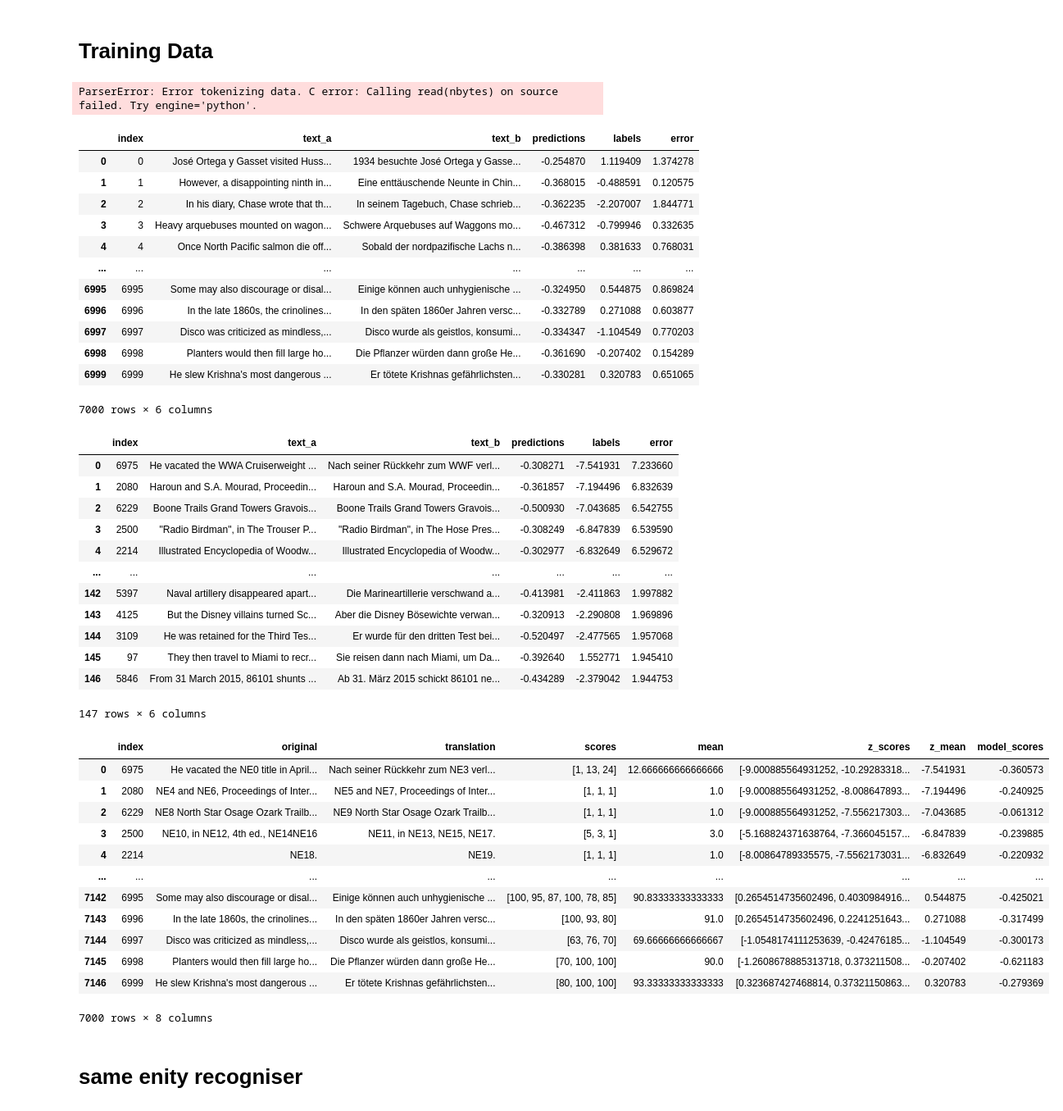
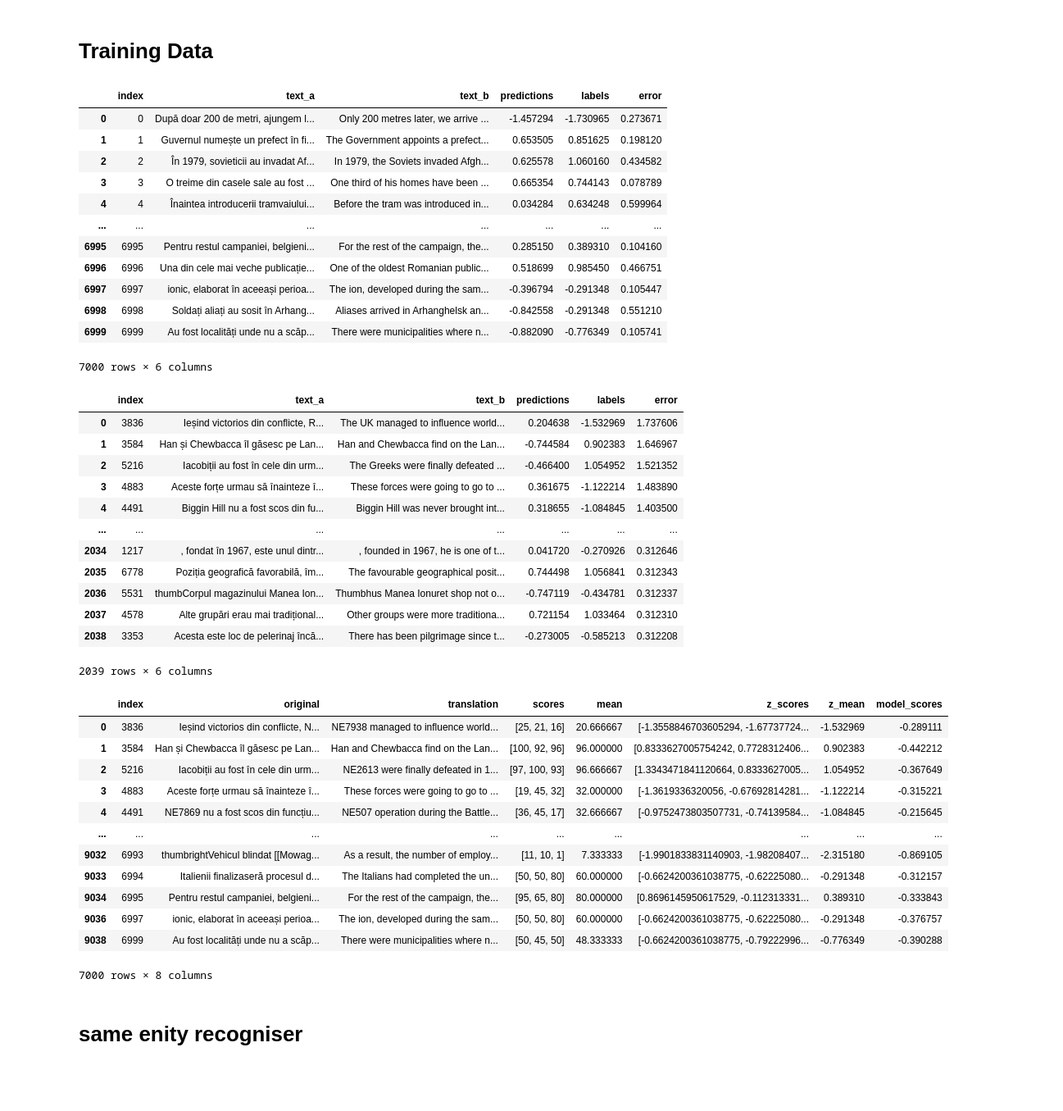
Before and after one commit to reidya3/Shared_task_wmt_2020, a Jupyter notebook: notebooks/masked different levels.ipynb, the cells around one changed output. Shown: that part at 82% size. Cells and saved outputs as stored; diff of their text form; code cells hidden in the pictures; blank space fills up the shorter version.

```diff
--- a/notebooks/masked different levels.ipynb
+++ b/notebooks/masked different levels.ipynb
@@ -203,11 +281,9 @@ total_dev_df
 # %% [markdown]
 # Training Data
 # %%
-en_de_train_df =  pd.read_csv("../data/en-de/train.ende.df.short.tsv",sep="\t")
+en_de_train_df =  pd.read_csv("../data/ro-en/train.roen.df.short.tsv",sep="\t")
-# %% [output]
-ParserError: Error tokenizing data. C error: Calling read(nbytes) on source failed. Try engine='python'.
 # %%
-result_train = pd.read_csv("../masked-data/train_en_de.tsv", sep="\t")
+result_train = pd.read_csv("../predicted_dfs/train.roen.predicted.zmean.tsv", sep="\t")
 
 result_train["labels"] = en_de_train_df["z_mean"]
 
@@ -216,39 +292,38 @@ result_train["error"] = abs(result_train["labels"]-result_train["predictions"])
 result_train
 # %% [output]
 |  | index | text_a | text_b | predictions | labels | error |
-| 0 | 0 | José Ortega y Gasset visited Huss... | 1934 besuchte José Ortega y Gasse... | -0.254870 | 1.119409 | 1.374278 |
-| 1 | 1 | However, a disappointing ninth in... | Eine enttäuschende Neunte in Chin... | -0.368015 | -0.488591 | 0.120575 |
-| 2 | 2 | In his diary, Chase wrote that th... | In seinem Tagebuch, Chase schrieb... | -0.362235 | -2.207007 | 1.844771 |
-| 3 | 3 | Heavy arquebuses mounted on wagon... | Schwere Arquebuses auf Waggons mo... | -0.467312 | -0.799946 | 0.332635 |
-| 4 | 4 | Once North Pacific salmon die off... | Sobald der nordpazifische Lachs n... | -0.386398 | 0.381633 | 0.768031 |
+| 0 | 0 | După doar 200 de metri, ajungem l... | Only 200 metres later, we arrive ... | -1.457294 | -1.730965 | 0.273671 |
+| 1 | 1 | Guvernul numește un prefect în fi... | The Government appoints a prefect... | 0.653505 | 0.851625 | 0.198120 |
+| 2 | 2 | În 1979, sovieticii au invadat Af... | In 1979, the Soviets invaded Afgh... | 0.625578 | 1.060160 | 0.434582 |
+| 3 | 3 | O treime din casele sale au fost ... | One third of his homes have been ... | 0.665354 | 0.744143 | 0.078789 |
+| 4 | 4 | Înaintea introducerii tramvaiului... | Before the tram was introduced in... | 0.034284 | 0.634248 | 0.599964 |
 | ... | ... | ... | ... | ... | ... | ... |
-| 6995 | 6995 | Some may also discourage or disal... | Einige können auch unhygienische ... | -0.324950 | 0.544875 | 0.869824 |
-| 6996 | 6996 | In the late 1860s, the crinolines... | In den späten 1860er Jahren versc... | -0.332789 | 0.271088 | 0.603877 |
-| 6997 | 6997 | Disco was criticized as mindless,... | Disco wurde als geistlos, konsumi... | -0.334347 | -1.104549 | 0.770203 |
-| 6998 | 6998 | Planters would then fill large ho... | Die Pflanzer würden dann große He... | -0.361690 | -0.207402 | 0.154289 |
-| 6999 | 6999 | He slew Krishna's most dangerous ... | Er tötete Krishnas gefährlichsten... | -0.330281 | 0.320783 | 0.651065 |
+| 6995 | 6995 | Pentru restul campaniei, belgieni... | For the rest of the campaign, the... | 0.285150 | 0.389310 | 0.104160 |
+| 6996 | 6996 | Una din cele mai veche publicație... | One of the oldest Romanian public... | 0.518699 | 0.985450 | 0.466751 |
+| 6997 | 6997 | ionic, elaborat în aceeași perioa... | The ion, developed during the sam... | -0.396794 | -0.291348 | 0.105447 |
+| 6998 | 6998 | Soldați aliați au sosit în Arhang... | Aliases arrived in Arhanghelsk an... | -0.842558 | -0.291348 | 0.551210 |
+| 6999 | 6999 | Au fost localități unde nu a scăp... | There were municipalities where n... | -0.882090 | -0.776349 | 0.105741 |
 7000 rows × 6 columns
 # %%
 result_train = result_train.sort_values(by=["error"],ascending=False)
-num = int(7000 * 0.021)
-result_train = result_train.head(num)
-
+result_train = result_train[result_train.error > 0.3121]
+result_train
 result_train.reset_index(inplace=True,drop=True)
 result_train
 # %% [output]
 |  | index | text_a | text_b | predictions | labels | error |
-| 0 | 6975 | He vacated the WWA Cruiserweight ... | Nach seiner Rückkehr zum WWF verl... | -0.308271 | -7.541931 | 7.233660 |
-| 1 | 2080 | Haroun and S.A. Mourad, Proceedin... | Haroun and S.A. Mourad, Proceedin... | -0.361857 | -7.194496 | 6.832639 |
-| 2 | 6229 | Boone Trails Grand Towers Gravois... | Boone Trails Grand Towers Gravois... | -0.500930 | -7.043685 | 6.542755 |
-| 3 | 2500 | "Radio Birdman", in The Trouser P... | "Radio Birdman", in The Hose Pres... | -0.308249 | -6.847839 | 6.539590 |
-| 4 | 2214 | Illustrated Encyclopedia of Woodw... | Illustrated Encyclopedia of Woodw... | -0.302977 | -6.832649 | 6.529672 |
+| 0 | 3836 | Ieșind victorios din conflicte, R... | The UK managed to influence world... | 0.204638 | -1.532969 | 1.737606 |
+| 1 | 3584 | Han și Chewbacca îl găsesc pe Lan... | Han and Chewbacca find on the Lan... | -0.744584 | 0.902383 | 1.646967 |
+| 2 | 5216 | Iacobiții au fost în cele din urm... | The Greeks were finally defeated ... | -0.466400 | 1.054952 | 1.521352 |
+| 3 | 4883 | Aceste forțe urmau să înainteze î... | These forces were going to go to ... | 0.361675 | -1.122214 | 1.483890 |
+| 4 | 4491 | Biggin Hill nu a fost scos din fu... | Biggin Hill was never brought int... | 0.318655 | -1.084845 | 1.403500 |
 | ... | ... | ... | ... | ... | ... | ... |
-| 142 | 5397 | Naval artillery disappeared apart... | Die Marineartillerie verschwand a... | -0.413981 | -2.411863 | 1.997882 |
-| 143 | 4125 | But the Disney villains turned Sc... | Aber die Disney Bösewichte verwan... | -0.320913 | -2.290808 | 1.969896 |
-| 144 | 3109 | He was retained for the Third Tes... | Er wurde für den dritten Test bei... | -0.520497 | -2.477565 | 1.957068 |
-| 145 | 97 | They then travel to Miami to recr... | Sie reisen dann nach Miami, um Da... | -0.392640 | 1.552771 | 1.945410 |
-| 146 | 5846 | From 31 March 2015, 86101 shunts ... | Ab 31. März 2015 schickt 86101 ne... | -0.434289 | -2.379042 | 1.944753 |
+| 2034 | 1217 | , fondat în 1967, este unul dintr... | , founded in 1967, he is one of t... | 0.041720 | -0.270926 | 0.312646 |
+| 2035 | 6778 | Poziția geografică favorabilă, îm... | The favourable geographical posit... | 0.744498 | 1.056841 | 0.312343 |
+| 2036 | 5531 | thumbCorpul magazinului Manea Ion... | Thumbhus Manea Ionuret shop not o... | -0.747119 | -0.434781 | 0.312337 |
+| 2037 | 4578 | Alte grupări erau mai tradițional... | Other groups were more traditiona... | 0.721154 | 1.033464 | 0.312310 |
+| 2038 | 3353 | Acesta este loc de pelerinaj încă... | There has been pilgrimage since t... | -0.273005 | -0.585213 | 0.312208 |
-147 rows × 6 columns
+2039 rows × 6 columns
 # %%
 
 maskd_df = pd.DataFrame()
@@ -265,27 +340,27 @@ for index, text in result_train["text_a"].items():
         wanted_row = en_de_train_df.iloc[[wanted_index]]
         maskd_df = pd.concat([maskd_df,wanted_row], ignore_index=True)
 # %%
-maskd_df = mask(maskd_df,OUT,JSON,entities,"ende")
+maskd_df = different_models_maskdf(maskd_df,OUT,JSON,entities)
 # %%
 total_train_df = pd.concat([maskd_df,en_de_train_df], ignore_index=True)
 total_train_df.drop_duplicates(subset=["index"],keep="first",inplace=True)
 
-total_train_df.to_csv("../masked-data/masked_train_en_de_021.tsv", index = None, header=True,sep = '\t')
+total_train_df.to_csv("../stanza_results/ro-en-train-above-mae-stanza.tsv", index = None, header=True,sep = '\t')
 
 total_train_df
 # %% [output]
 |  | index | original | translation | scores | mean | z_scores | z_mean | model_scores |
-| 0 | 6975 | He vacated the NE0 title in April... | Nach seiner Rückkehr zum NE3 verl... | [1, 13, 24] | 12.666666666666666 | [-9.000885564931252, -10.29283318... | -7.541931 | -0.360573 |
-| 1 | 2080 | NE4 and NE6, Proceedings of Inter... | NE5 and NE7, Proceedings of Inter... | [1, 1, 1] | 1.0 | [-9.000885564931252, -8.008647893... | -7.194496 | -0.240925 |
-| 2 | 6229 | NE8 North Star Osage Ozark Trailb... | NE9 North Star Osage Ozark Trailb... | [1, 1, 1] | 1.0 | [-9.000885564931252, -7.556217303... | -7.043685 | -0.061312 |
-| 3 | 2500 | NE10, in NE12, 4th ed., NE14NE16 | NE11, in NE13, NE15, NE17. | [5, 3, 1] | 3.0 | [-5.168824371638764, -7.366045157... | -6.847839 | -0.239885 |
-| 4 | 2214 | NE18. | NE19. | [1, 1, 1] | 1.0 | [-8.00864789335575, -7.5562173031... | -6.832649 | -0.220932 |
+| 0 | 3836 | Ieșind victorios din conflicte, N... | NE7938 managed to influence world... | [25, 21, 16] | 20.666667 | [-1.3558846703605294, -1.67737724... | -1.532969 | -0.289111 |
+| 1 | 3584 | Han și Chewbacca îl găsesc pe Lan... | Han and Chewbacca find on the Lan... | [100, 92, 96] | 96.000000 | [0.8333627005754242, 0.7728312406... | 0.902383 | -0.442212 |
+| 2 | 5216 | Iacobiții au fost în cele din urm... | NE2613 were finally defeated in 1... | [97, 100, 93] | 96.666667 | [1.3343471841120664, 0.8333627005... | 1.054952 | -0.367649 |
+| 3 | 4883 | Aceste forțe urmau să înainteze î... | These forces were going to go to ... | [19, 45, 32] | 32.000000 | [-1.3619336320056, -0.67692814281... | -1.122214 | -0.315221 |
+| 4 | 4491 | NE7869 nu a fost scos din funcțiu... | NE507 operation during the Battle... | [36, 45, 17] | 32.666667 | [-0.9752473803507731, -0.74139584... | -1.084845 | -0.215645 |
 | ... | ... | ... | ... | ... | ... | ... | ... | ... |
-| 7142 | 6995 | Some may also discourage or disal... | Einige können auch unhygienische ... | [100, 95, 87, 100, 78, 85] | 90.83333333333333 | [0.2654514735602496, 0.4030984916... | 0.544875 | -0.425021 |
-| 7143 | 6996 | In the late 1860s, the crinolines... | In den späten 1860er Jahren versc... | [100, 93, 80] | 91.0 | [0.2654514735602496, 0.2241251643... | 0.271088 | -0.317499 |
-| 7144 | 6997 | Disco was criticized as mindless,... | Disco wurde als geistlos, konsumi... | [63, 76, 70] | 69.66666666666667 | [-1.0548174111253639, -0.42476185... | -1.104549 | -0.300173 |
-| 7145 | 6998 | Planters would then fill large ho... | Die Pflanzer würden dann große He... | [70, 100, 100] | 90.0 | [-1.2608678885313718, 0.373211508... | -0.207402 | -0.621183 |
-| 7146 | 6999 | He slew Krishna's most dangerous ... | Er tötete Krishnas gefährlichsten... | [80, 100, 100] | 93.33333333333333 | [0.323687427468814, 0.37321150863... | 0.320783 | -0.279369 |
+| 9032 | 6993 | thumbrightVehicul blindat [[Mowag... | As a result, the number of employ... | [11, 10, 1] | 7.333333 | [-1.9901833831140903, -1.98208407... | -2.315180 | -0.869105 |
+| 9033 | 6994 | Italienii finalizaseră procesul d... | The Italians had completed the un... | [50, 50, 80] | 60.000000 | [-0.6624200361038775, -0.62225080... | -0.291348 | -0.312157 |
+| 9034 | 6995 | Pentru restul campaniei, belgieni... | For the rest of the campaign, the... | [95, 65, 80] | 80.000000 | [0.8696145950617529, -0.112313331... | 0.389310 | -0.333843 |
+| 9036 | 6997 | ionic, elaborat în aceeași perioa... | The ion, developed during the sam... | [50, 50, 80] | 60.000000 | [-0.6624200361038775, -0.62225080... | -0.291348 | -0.376757 |
+| 9038 | 6999 | Au fost localități unde nu a scăp... | There were municipalities where n... | [50, 45, 50] | 48.333333 | [-0.6624200361038775, -0.79222996... | -0.776349 | -0.390288 |
 7000 rows × 8 columns
 # %% [markdown]
 # same enity recogniser
```
Also changed, not shown: parts of 10 cells of this notebook, 12 other files.
